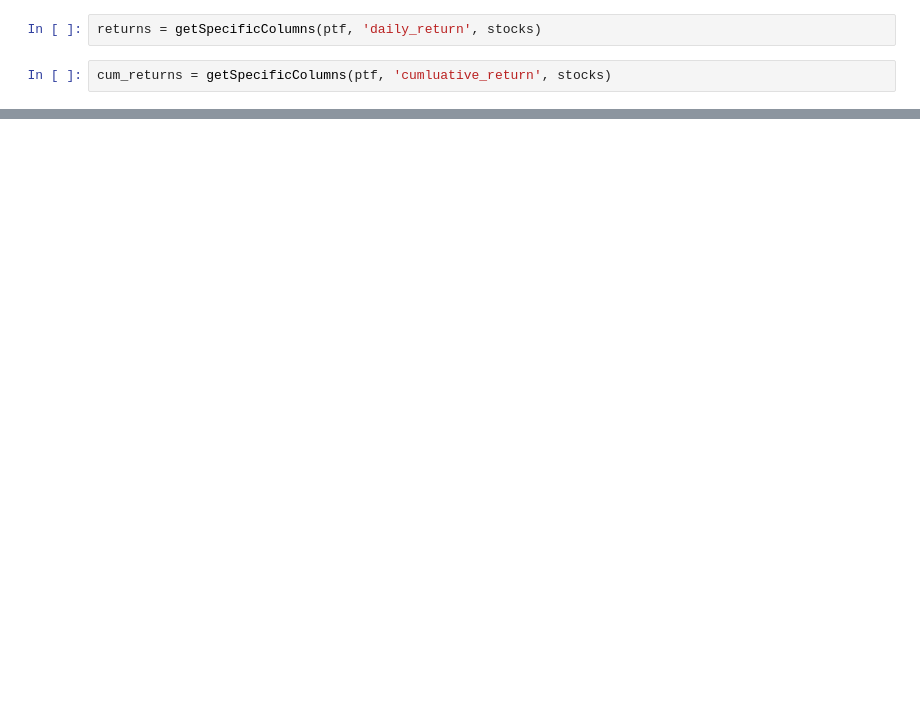
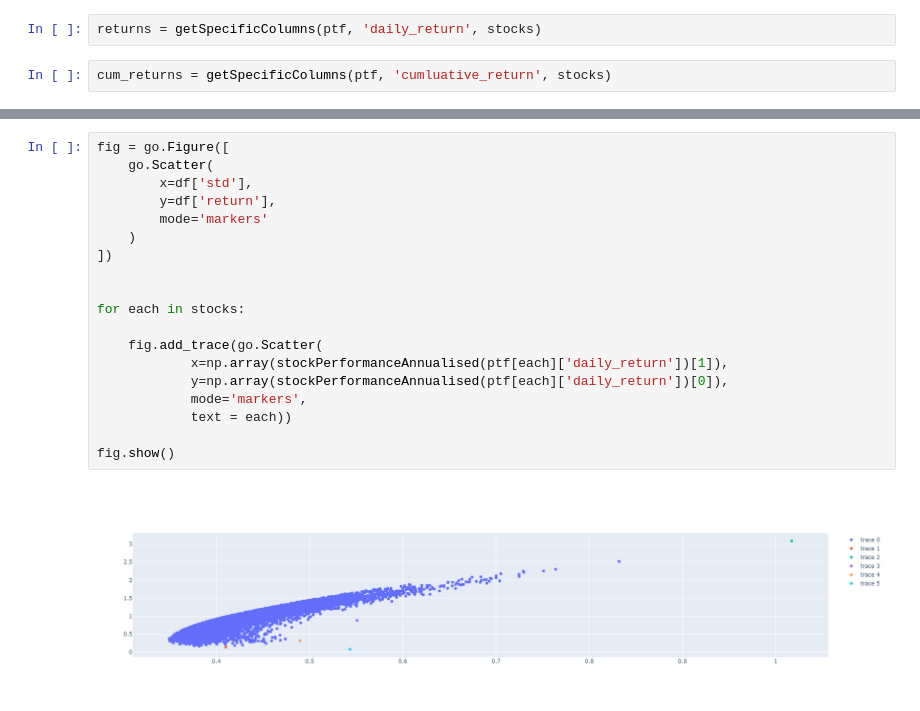
Before and after one commit to giorgio-sirtori/Stocks, a Jupyter notebook: portfolio.ipynb, the cells around one changed output, grey strips where cells are left out. Cells and saved outputs as stored; diff of their text form; blank space fills up the shorter version.

```diff
--- a/portfolio.ipynb
+++ b/portfolio.ipynb
@@ -129,0 +143,21 @@ print(ptfPerformance(randomWeights(5), ptf))
+# %%
+fig = go.Figure([
+    go.Scatter(
+        x=df['std'],
+        y=df['return'],
+        mode='markers'
+    )
+])
+
+
+for each in stocks:
+
+    fig.add_trace(go.Scatter(
+            x=np.array(stockPerformanceAnnualised(ptf[each]['daily_return'])[1]),
+            y=np.array(stockPerformanceAnnualised(ptf[each]['daily_return'])[0]),
+            mode='markers',
+            text = each))
+
+fig.show()
+# %% [output]
+[figure, added]
```
Also changed, not shown: parts of 10 cells of this notebook.
